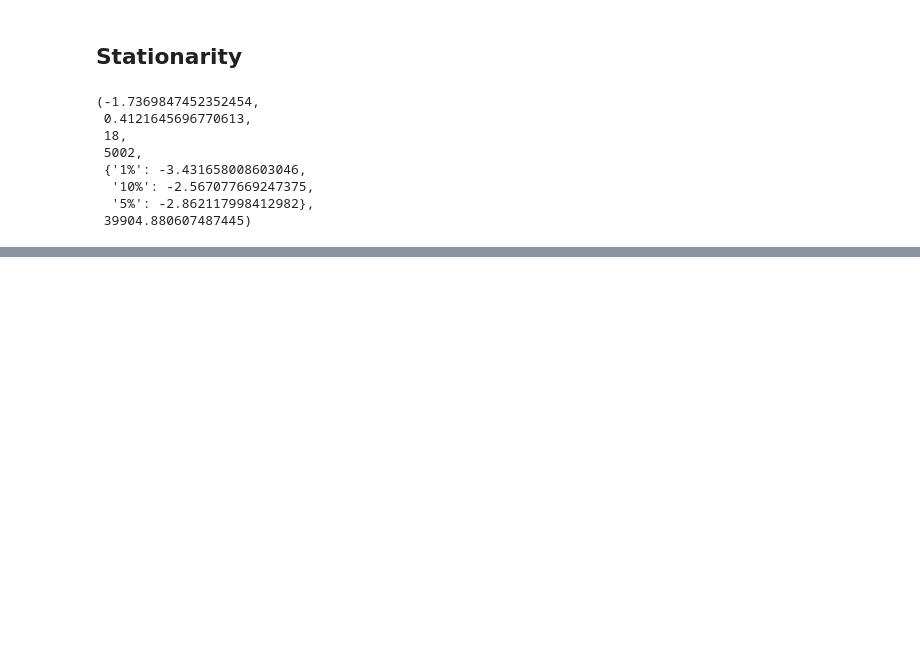
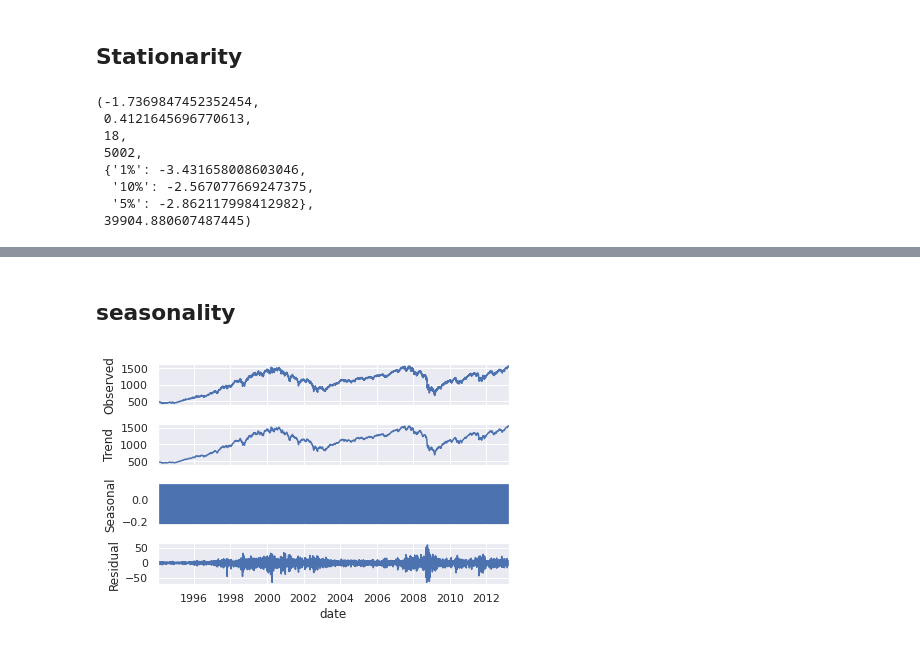
Before and after one commit to mohamed0998/time-series-analysis, a Jupyter notebook: time_series.ipynb, the cells around one changed output, grey strips where cells are left out. Drawn from its saved outputs; the diff is of its cells as text; code cells hidden in the pictures; blank space fills up the shorter version.

```diff
--- a/time_series.ipynb
+++ b/time_series.ipynb
@@ -152,3 +152,11 @@ sts.adfuller(df.rw)
   '10%': -2.567078038881065,
   '5%': -2.8621186927706463},
  46299.333497595144)
+# %% [markdown]
+## seasonality
+# %%
+s_dec_additive = seasonal_decompose(df.market_value, model = "additive")
+s_dec_additive.plot()
+plt.show()
+# %% [output]
+[figure, added]
```
Also changed, not shown: parts of 10 cells of this notebook.
